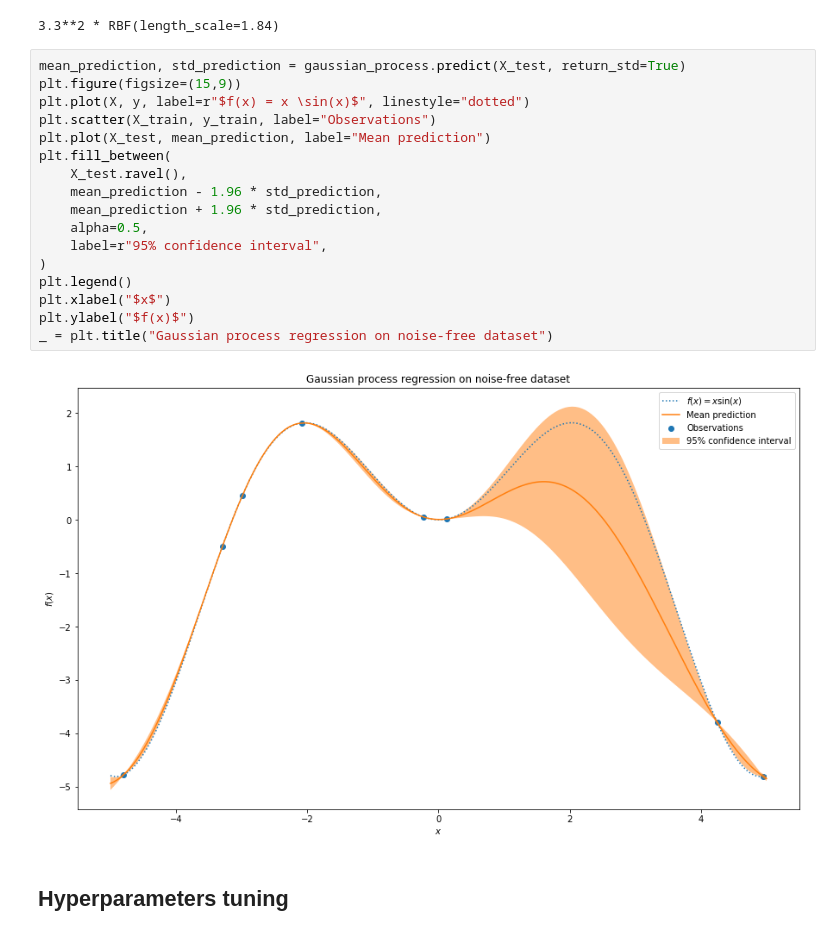
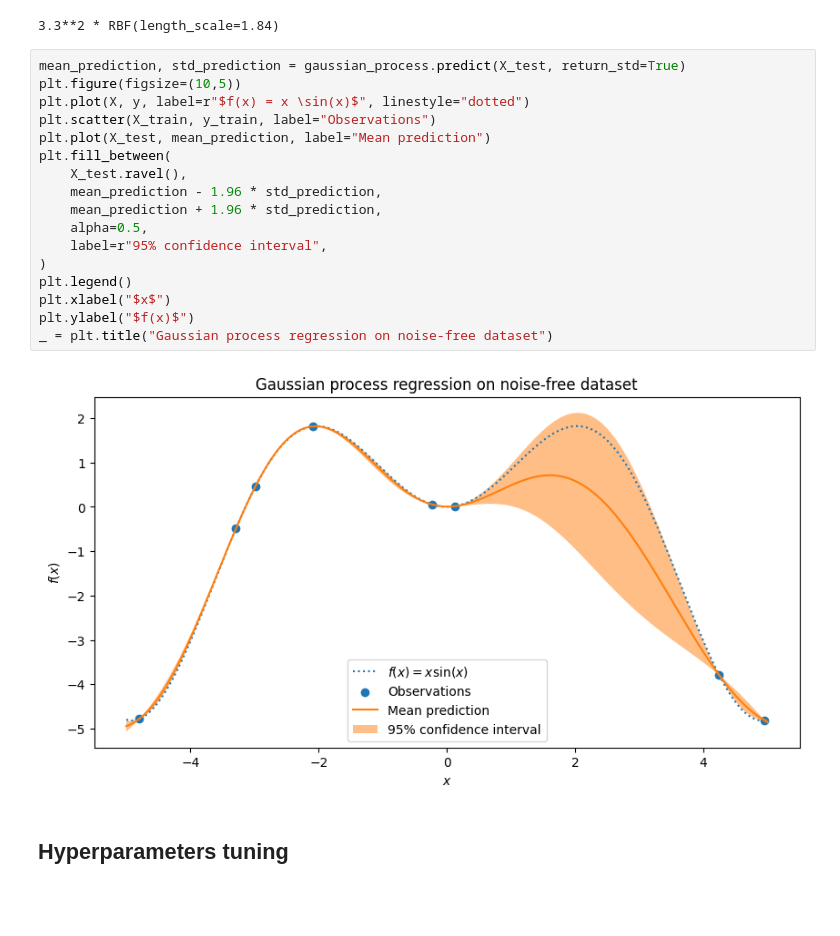
Before and after one commit to lemerleau/GPR, a Jupyter notebook: Notebooks/GPR.ipynb, the cells around one changed output. Cells and saved outputs as stored; diff of their text form; blank space fills up the shorter version.

```diff
--- a/Notebooks/GPR.ipynb
+++ b/Notebooks/GPR.ipynb
@@ -394,23 +397,23 @@ gaussian_process.kernel_
 3.3**2 * RBF(length_scale=1.84)
 # %%
 mean_prediction, std_prediction = gaussian_process.predict(X_test, return_std=True)
-plt.figure(figsize=(15,9))
+plt.figure(figsize=(10,5))
 plt.plot(X, y, label=r"$f(x) = x \sin(x)$", linestyle="dotted")
 plt.scatter(X_train, y_train, label="Observations")
 plt.plot(X_test, mean_prediction, label="Mean prediction")
 plt.fill_between(
     X_test.ravel(),
     mean_prediction - 1.96 * std_prediction,
     mean_prediction + 1.96 * std_prediction,
     alpha=0.5,
     label=r"95% confidence interval",
 )
 plt.legend()
 plt.xlabel("$x$")
 plt.ylabel("$f(x)$")
 _ = plt.title("Gaussian process regression on noise-free dataset")
 # %% [output]
-[figure, old version]
+[figure, new version]
 # %% [markdown]
 ## Hyperparameters tuning
 # %%
```
Also changed, not shown: parts of 37 cells of this notebook, 4 other files.
